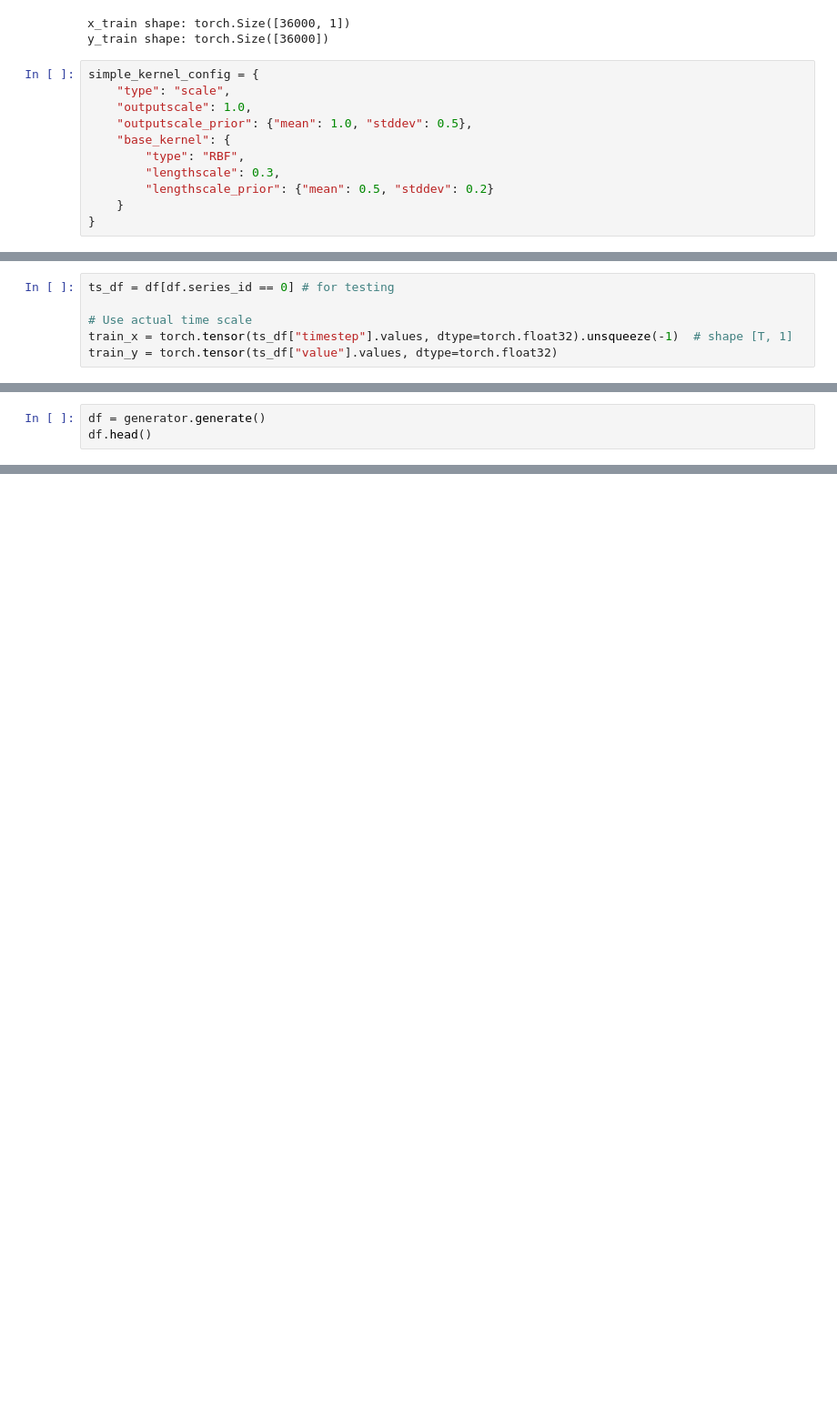
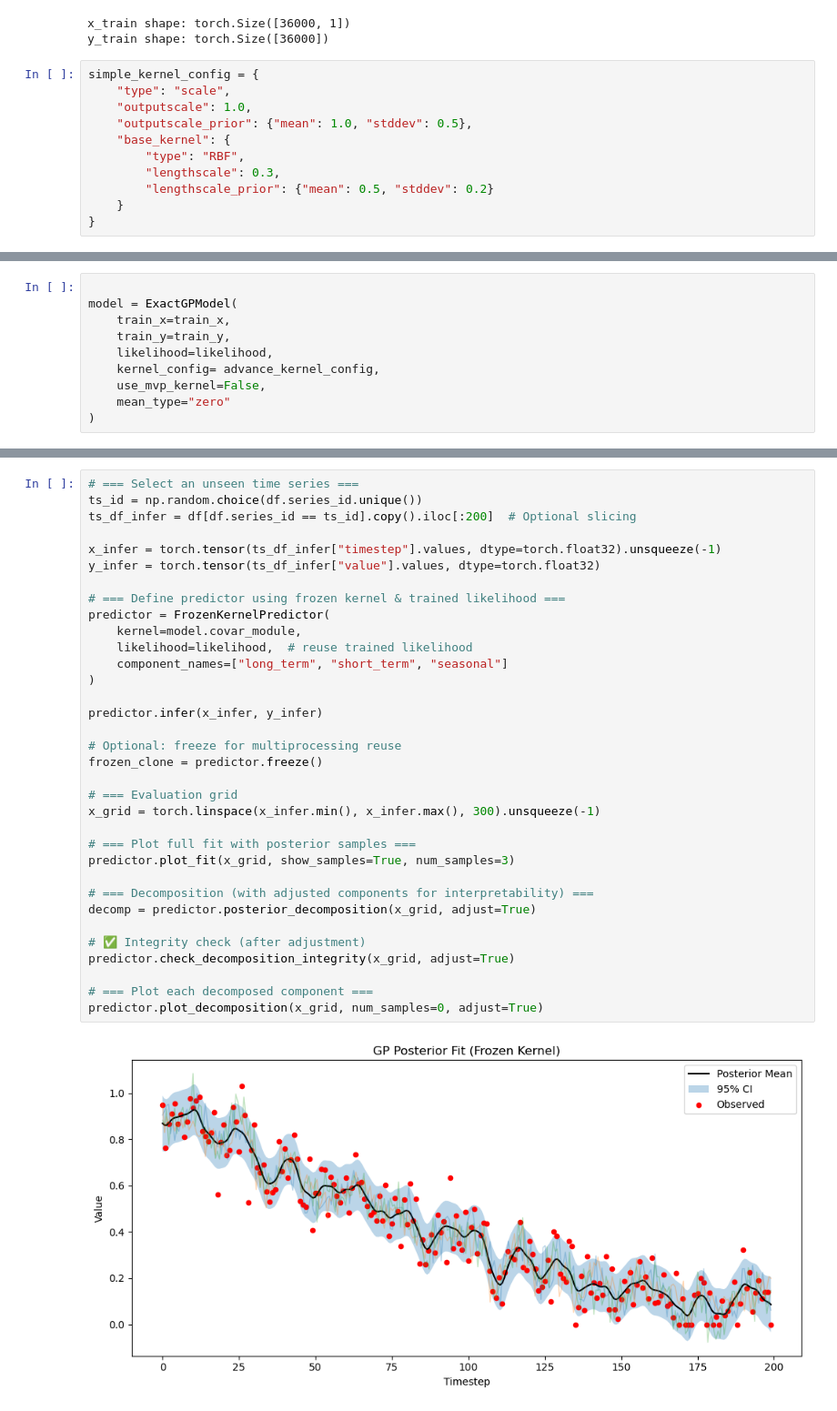
Before and after one commit to views-platform/views-models, a Jupyter notebook: models/purple_alien/notebooks/gp_experiements/gp_test03.ipynb, the cells around one changed output, grey strips where cells are left out. Shown at 91% size. Drawn from its saved outputs; the diff is of its cells as text; blank space fills up the shorter version.

```diff
--- a/models/purple_alien/notebooks/gp_experiements/gp_test03.ipynb
+++ b/models/purple_alien/notebooks/gp_experiements/gp_test03.ipynb
@@ -300,6 +93,0 @@ print(dataset[0][0].shape)  # torch.Size([30, 1])
-# %%
-ts_df = df[df.series_id == 0] # for testing
-
-# Use actual time scale
-train_x = torch.tensor(ts_df["timestep"].values, dtype=torch.float32).unsqueeze(-1)  # shape [T, 1]
-train_y = torch.tensor(ts_df["value"].values, dtype=torch.float32)
@@ -735,3 +93,0 @@ generator = SyntheticTimeSeriesGenerator(
-# %%
-df = generator.generate()
-df.head()
@@ -1625,0 +266,10 @@ print(trend_df.head())
+# %%
+
+model = ExactGPModel(
+    train_x=train_x,
+    train_y=train_y,
+    likelihood=likelihood,
+    kernel_config= advance_kernel_config,
+    use_mvp_kernel=False,
+    mean_type="zero"
+)
@@ -1625,0 +339,36 @@ print(trend_df.head())
+# %%
+# === Select an unseen time series ===
+ts_id = np.random.choice(df.series_id.unique())
+ts_df_infer = df[df.series_id == ts_id].copy().iloc[:200]  # Optional slicing
+
+x_infer = torch.tensor(ts_df_infer["timestep"].values, dtype=torch.float32).unsqueeze(-1)
+y_infer = torch.tensor(ts_df_infer["value"].values, dtype=torch.float32)
+
+# === Define predictor using frozen kernel & trained likelihood ===
+predictor = FrozenKernelPredictor(
+    kernel=model.covar_module,
+    likelihood=likelihood,  # reuse trained likelihood
+    component_names=["long_term", "short_term", "seasonal"]
+)
+
+predictor.infer(x_infer, y_infer)
+
+# Optional: freeze for multiprocessing reuse
+frozen_clone = predictor.freeze()
+
+# === Evaluation grid
+x_grid = torch.linspace(x_infer.min(), x_infer.max(), 300).unsqueeze(-1)
+
+# === Plot full fit with posterior samples ===
+predictor.plot_fit(x_grid, show_samples=True, num_samples=3)
+
+# === Decomposition (with adjusted components for interpretability) ===
+decomp = predictor.posterior_decomposition(x_grid, adjust=True)
+
+# ✅ Integrity check (after adjustment)
+predictor.check_decomposition_integrity(x_grid, adjust=True)
+
+# === Plot each decomposed component ===
+predictor.plot_decomposition(x_grid, num_samples=0, adjust=True)
+# %% [output]
+[figure, added]
```
Also changed, not shown: parts of 90 cells of this notebook, 1 other file.
